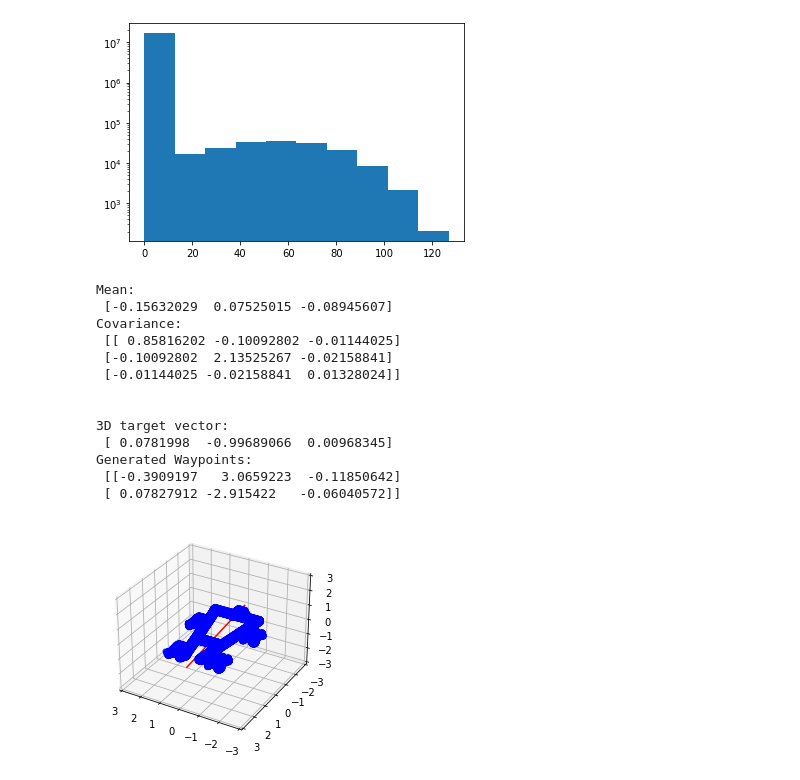
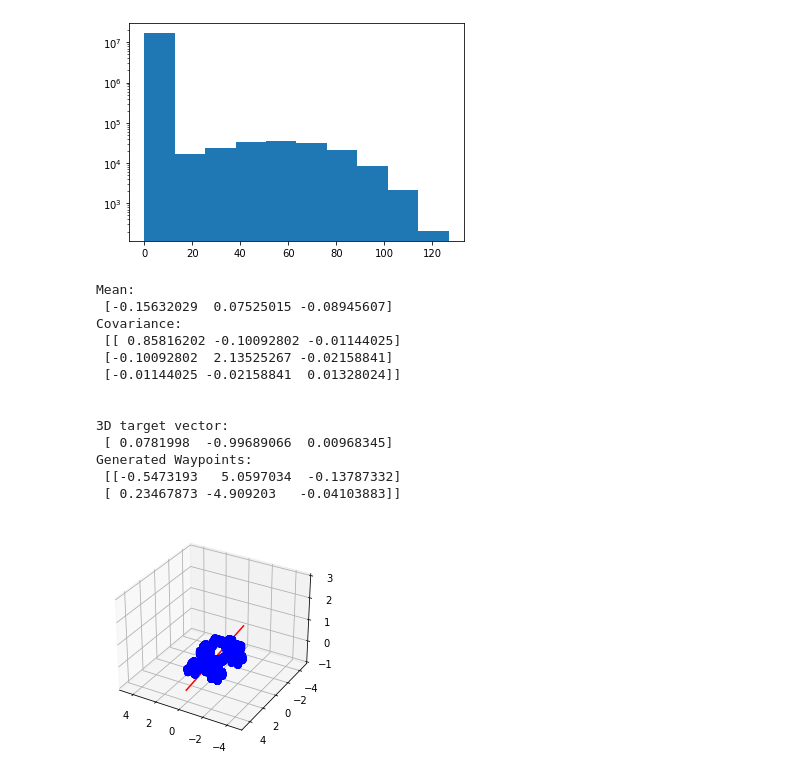
Before and after one commit to kayn329/drone_nerf, a Jupyter notebook: traj_gen/traj_gen.ipynb, the cells around one changed output. Saved outputs shown, nothing was run; the diff lists cells and outputs as text; code cells hidden in the pictures.

```diff
--- a/traj_gen/traj_gen.ipynb
+++ b/traj_gen/traj_gen.ipynb
@@ -36,7 +36,7 @@ tz = np.linspace(-d, d, N+1)
 thold = 10
 
 # Trajectory Step
-step = 3
+step = 5.0
 # %%
 config = os.path.join(expname, 'config.txt')
 print('Args:')
@@ -171,19 +171,19 @@ Covariance:
 3D target vector:
  [ 0.0781998  -0.99689066  0.00968345]
 Generated Waypoints:
- [[-0.3909197   3.0659223  -0.11850642]
- [ 0.07827912 -2.915422   -0.06040572]]
+ [[-0.5473193   5.0597034  -0.13787332]
+ [ 0.23467873 -4.909203   -0.04103883]]
 # %%
 # Plot waypoints through object as sanity check
 fig = plt.figure()
 ax = plt.axes(projection='3d')
 ax.scatter3D(X[:,0], X[:,1], X[:,2], c='b', marker='o')
 ax.plot3D(wp[:,0], wp[:,1], wp[:,2], 'red')
 
-ax.set_xlim(-3,3)
-ax.set_ylim(-3,3)
-ax.set_zlim(-3,3)
+ax.set_xlim(-5,5)
+ax.set_ylim(-5,5)
+ax.set_zlim(-1,3)
 
 ax.view_init(30, 120)
 # %% [output]
-[figure, old version]
+[figure, new version]
```
